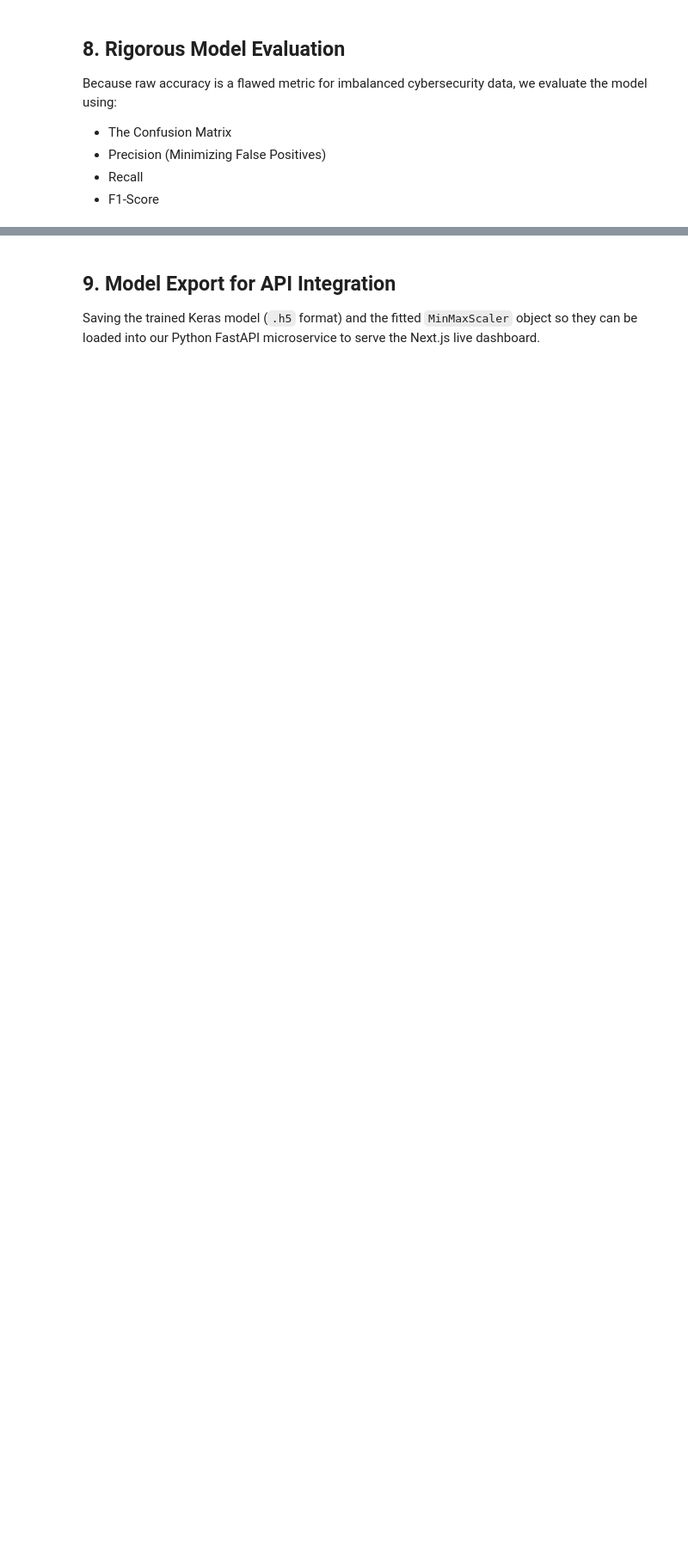
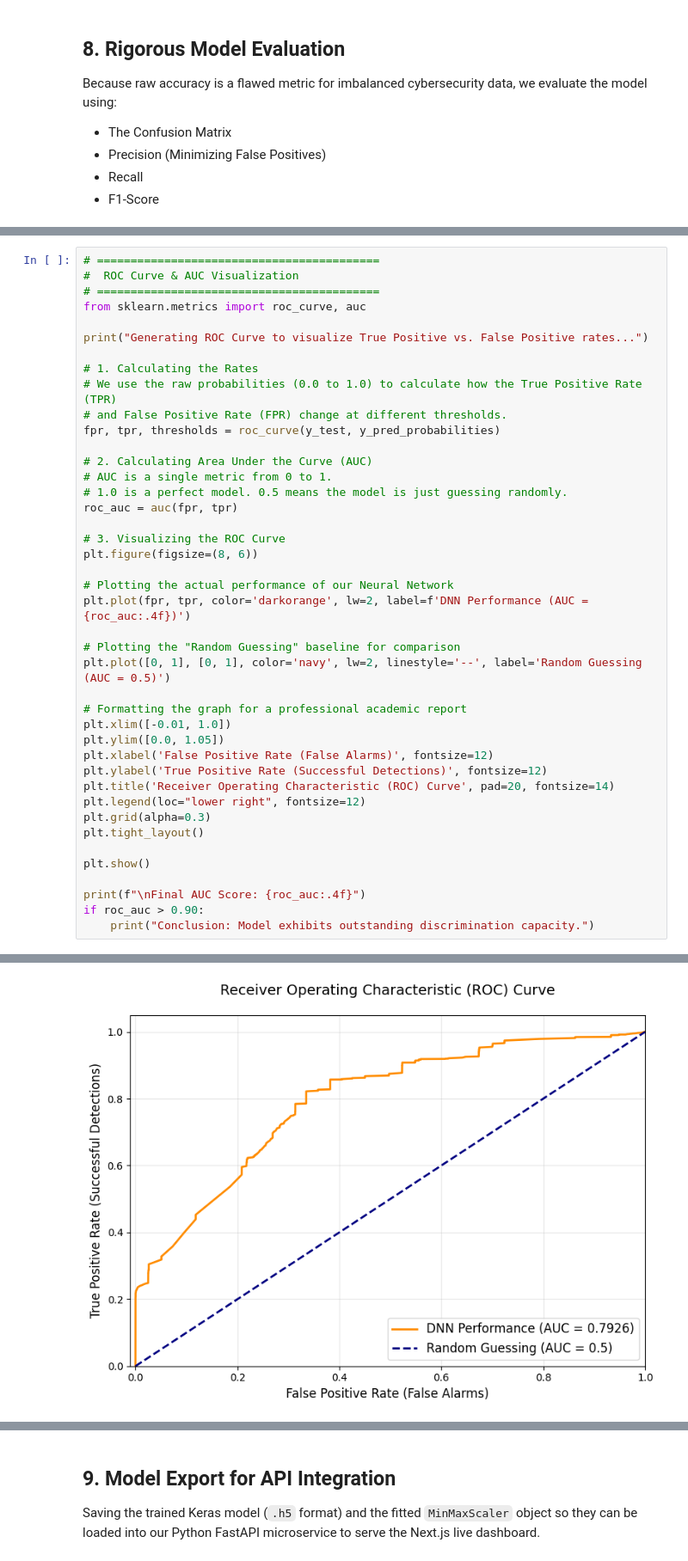
Before and after one commit to izunwaonu/AI-Driven-Behavior-Based-Intrusion-Detection-System, a Jupyter notebook: CSIC_2010_DNN_IDS.ipynb, the cells around one changed output, grey strips where cells are left out. Shown at 86% size. Saved outputs shown, nothing was run; the diff lists cells and outputs as text; blank space fills up the shorter version.

```diff
--- a/CSIC_2010_DNN_IDS.ipynb
+++ b/CSIC_2010_DNN_IDS.ipynb
@@ -195,0 +444,43 @@ code here
+# %%
+# ==========================================
+#  ROC Curve & AUC Visualization
+# ==========================================
+from sklearn.metrics import roc_curve, auc
+
+print("Generating ROC Curve to visualize True Positive vs. False Positive rates...")
+
+# 1. Calculating the Rates
+# We use the raw probabilities (0.0 to 1.0) to calculate how the True Positive Rate (TPR)
+# and False Positive Rate (FPR) change at different thresholds.
+fpr, tpr, thresholds = roc_curve(y_test, y_pred_probabilities)
+
+# 2. Calculating Area Under the Curve (AUC)
+# AUC is a single metric from 0 to 1.
+# 1.0 is a perfect model. 0.5 means the model is just guessing randomly.
+roc_auc = auc(fpr, tpr)
+
+# 3. Visualizing the ROC Curve
+plt.figure(figsize=(8, 6))
+
+# Plotting the actual performance of our Neural Network
+plt.plot(fpr, tpr, color='darkorange', lw=2, label=f'DNN Performance (AUC = {roc_auc:.4f})')
+
+# Plotting the "Random Guessing" baseline for comparison
+plt.plot([0, 1], [0, 1], color='navy', lw=2, linestyle='--', label='Random Guessing (AUC = 0.5)')
+
+# Formatting the graph for a professional academic report
+plt.xlim([-0.01, 1.0])
+plt.ylim([0.0, 1.05])
+plt.xlabel('False Positive Rate (False Alarms)', fontsize=12)
+plt.ylabel('True Positive Rate (Successful Detections)', fontsize=12)
+plt.title('Receiver Operating Characteristic (ROC) Curve', pad=20, fontsize=14)
+plt.legend(loc="lower right", fontsize=12)
+plt.grid(alpha=0.3)
+plt.tight_layout()
+
+plt.show()
+
+print(f"\nFinal AUC Score: {roc_auc:.4f}")
+if roc_auc > 0.90:
+    print("Conclusion: Model exhibits outstanding discrimination capacity.")
+# %% [output]
@@ -195,0 +488 @@ code here
+[figure, added]
```
Also changed, not shown: parts of 9 cells of this notebook.
